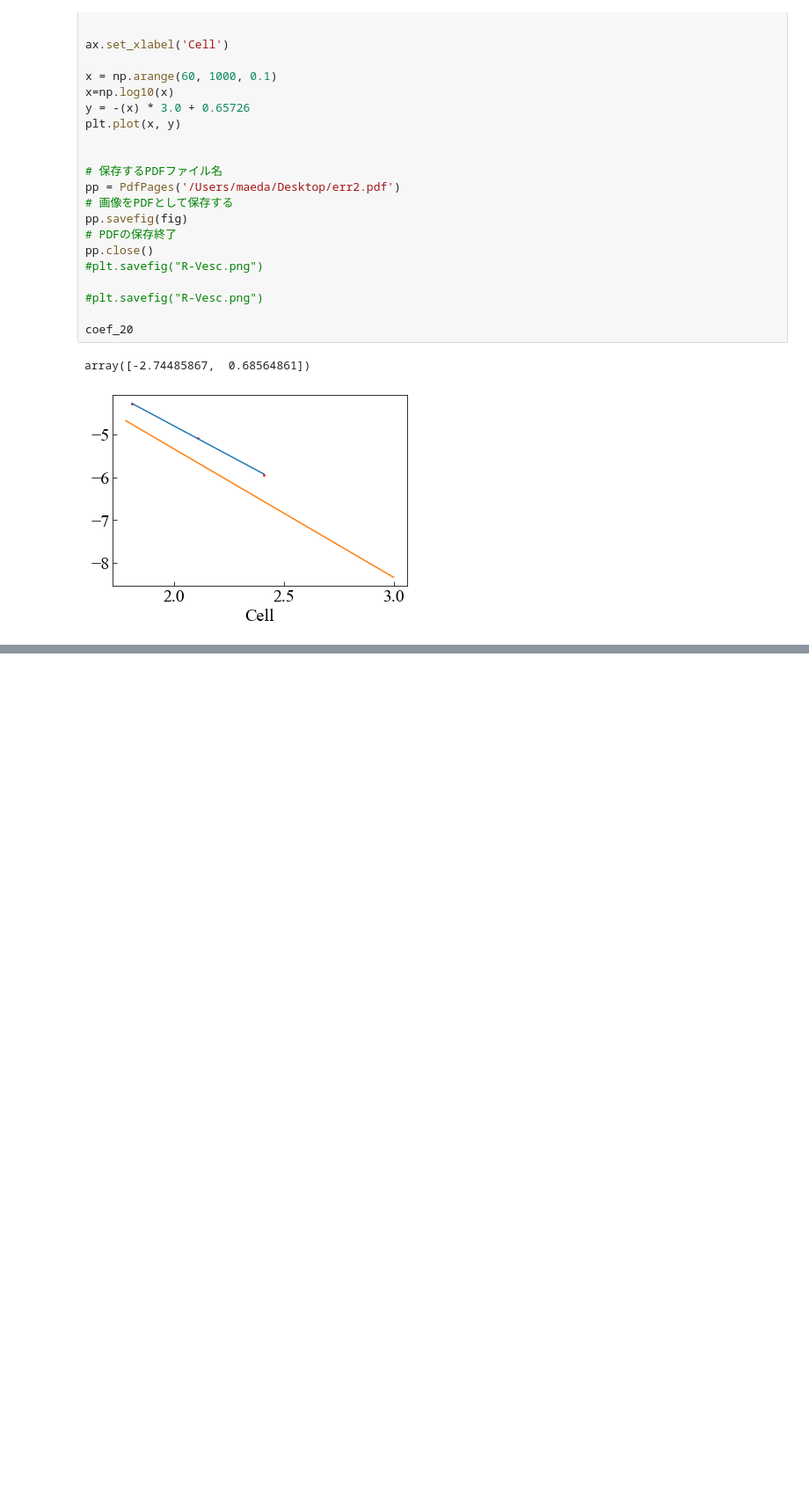
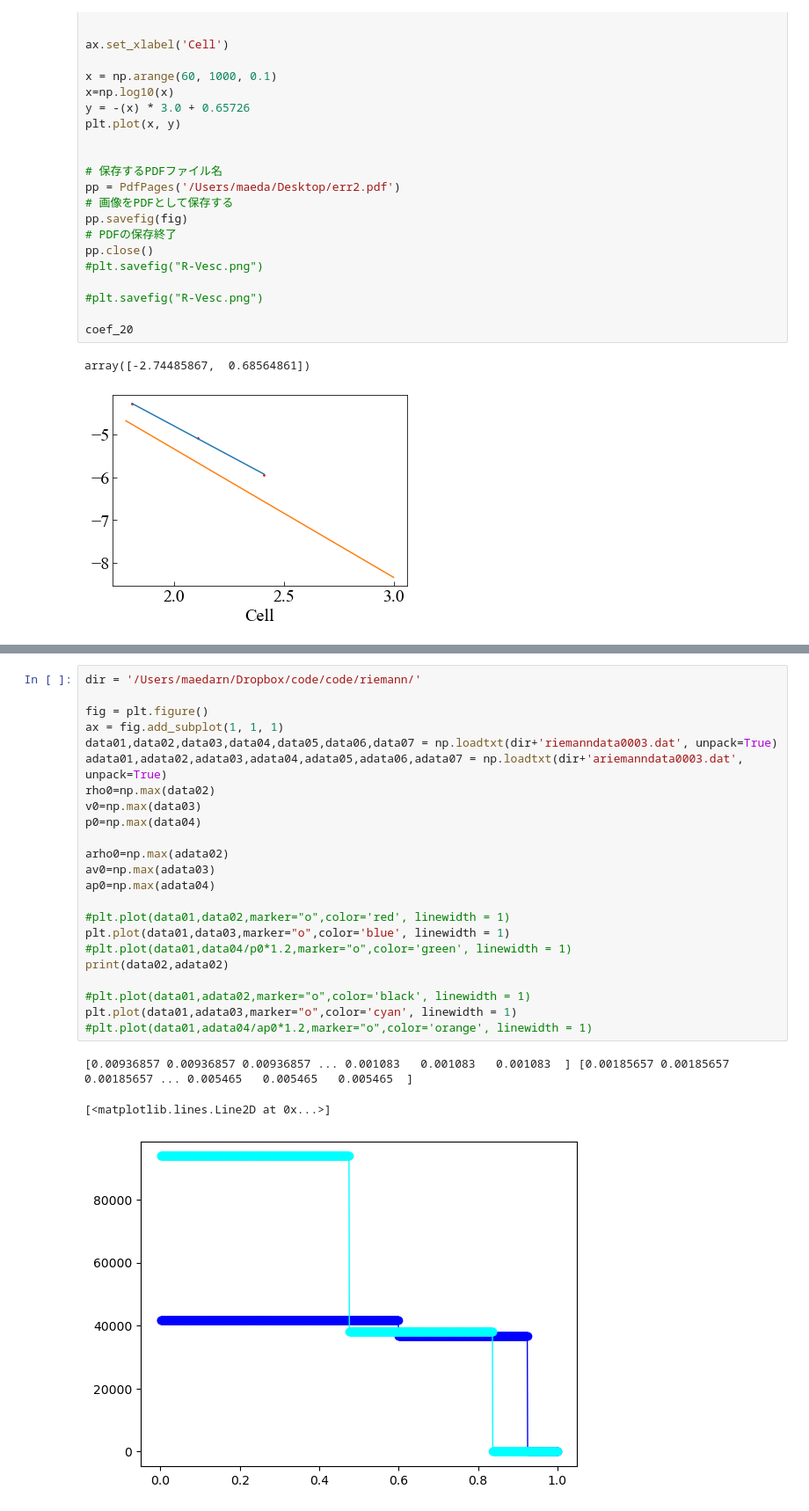
Before and after one commit to maedarn/code_tohoku, a Jupyter notebook: py/anim.ipynb, the cells around one changed output, grey strips where cells are left out. Shown at 88% size. Saved outputs shown, nothing was run; the diff lists cells and outputs as text; blank space fills up the shorter version.

```diff
--- a/py/anim.ipynb
+++ b/py/anim.ipynb
@@ -176,0 +205,27 @@ array([-2.74485867,  0.68564861])
+# %%
+dir = '/Users/maedarn/Dropbox/code/code/riemann/'
+
+fig = plt.figure()
+ax = fig.add_subplot(1, 1, 1)
+data01,data02,data03,data04,data05,data06,data07 = np.loadtxt(dir+'riemanndata0003.dat', unpack=True)
+adata01,adata02,adata03,adata04,adata05,adata06,adata07 = np.loadtxt(dir+'ariemanndata0003.dat', unpack=True)
+rho0=np.max(data02)
+v0=np.max(data03)
+p0=np.max(data04)
+
+arho0=np.max(adata02)
+av0=np.max(adata03)
+ap0=np.max(adata04)
+
+#plt.plot(data01,data02,marker="o",color='red', linewidth = 1)
+plt.plot(data01,data03,marker="o",color='blue', linewidth = 1)
+#plt.plot(data01,data04/p0*1.2,marker="o",color='green', linewidth = 1)
+print(data02,adata02)
+
+#plt.plot(data01,adata02,marker="o",color='black', linewidth = 1)
+plt.plot(data01,adata03,marker="o",color='cyan', linewidth = 1)
+#plt.plot(data01,adata04/ap0*1.2,marker="o",color='orange', linewidth = 1)
+# %% [output]
+[0.00936857 0.00936857 0.00936857 ... 0.001083   0.001083   0.001083  ] [0.00185657 0.00185657 0.00185657 ... 0.005465   0.005465   0.005465  ]
+[<matplotlib.lines.Line2D at 0x...>]
+[figure, added]
```
Also changed, not shown: parts of 2 cells of this notebook, 19 other files.
